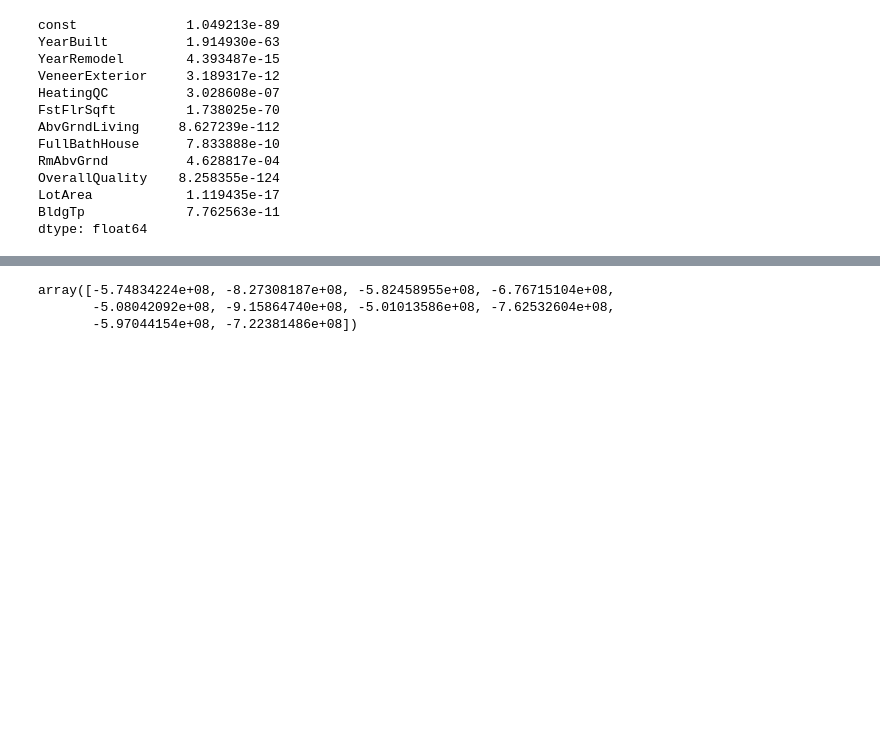
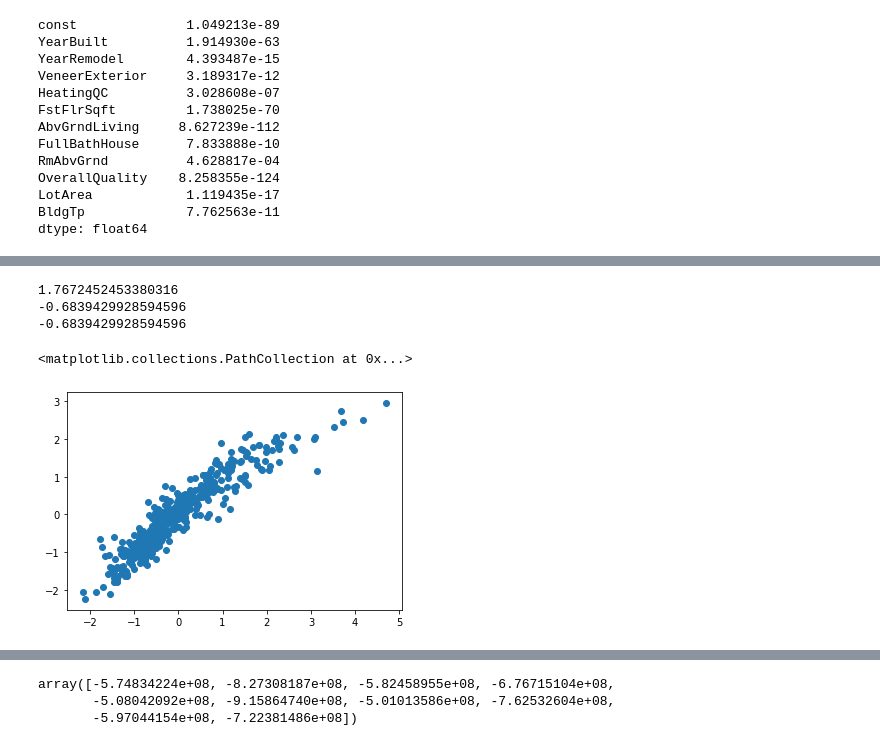
Before and after one commit to k21k/Python-Notes, a Jupyter notebook: Exercises - Qasim/Machine Learning/Linear Regression/Linear Regression (Part 3)/Final Project - answer K.ipynb, the cells around one changed output, grey strips where cells are left out. Drawn from its saved outputs; the diff is of its cells as text; code cells hidden in the pictures; blank space fills up the shorter version.

```diff
--- a/Exercises - Qasim/Machine Learning/Linear Regression/Linear Regression (Part 3)/Final Project - answer K.ipynb
+++ b/Exercises - Qasim/Machine Learning/Linear Regression/Linear Regression (Part 3)/Final Project - answer K.ipynb
@@ -600,0 +503,15 @@ print(y_test.shape)
+# %%
+y_pred = linreg.predict(X_test)
+
+import sklearn.metrics
+
+MSE = mean_squared_error(y_test, y_pred)
+RSq = r2_score(y_test, y_pred)
+print(MSE)
+print(RSq)
+
+print(model.score(X_test, y_test))
+# %% [output]
+1.7672452453380316
+-0.6839429928594596
+-0.6839429928594596
@@ -600,0 +522,9 @@ print(y_test.shape)
+# %%
+%matplotlib inline
+
+# Plotting the predictions vs the test set
+
+plt.scatter(y_test,y_pred)
+# %% [output]
+<matplotlib.collections.PathCollection at 0x...>
+[figure, added]
```
Also changed, not shown: parts of 39 cells of this notebook, 6 other files.
